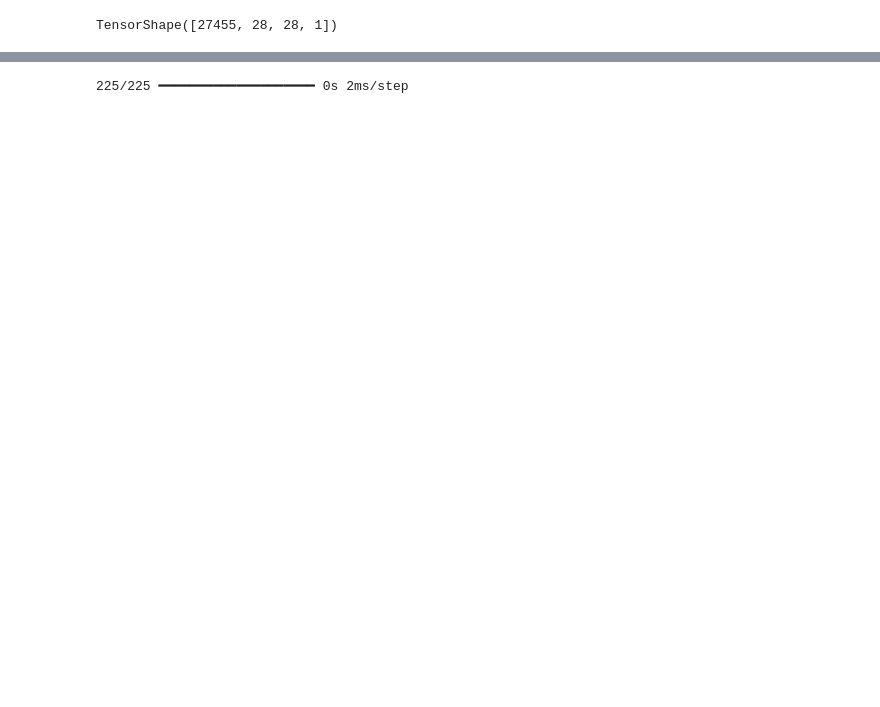
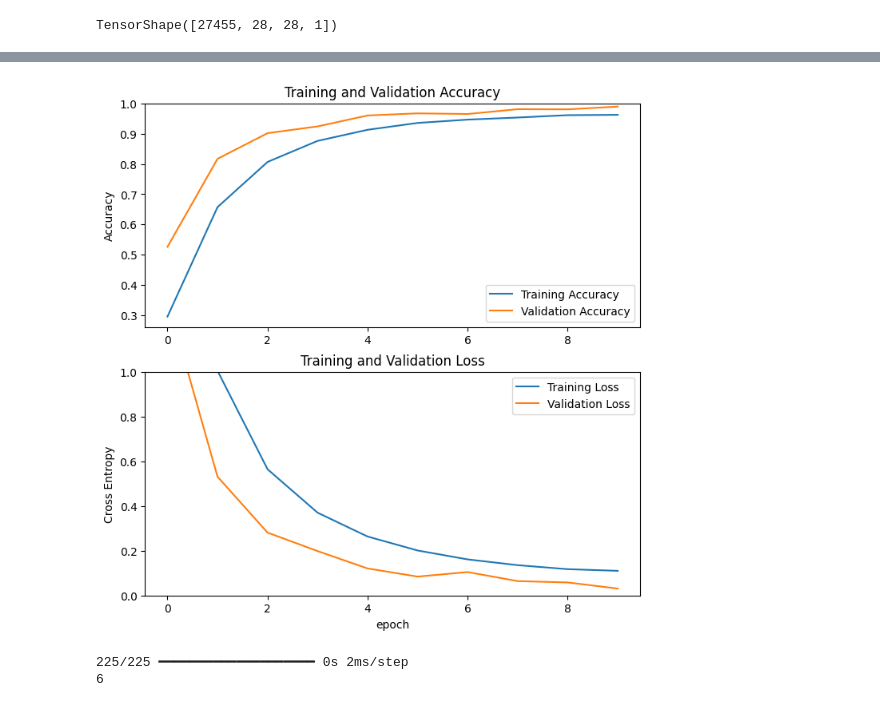
Before and after one commit to DuyAnh628/cnn_mnist, a Jupyter notebook: cnn.ipynb, the cells around one changed output, grey strips where cells are left out. Saved outputs shown, nothing was run; the diff lists cells and outputs as text; code cells hidden in the pictures; blank space fills up the shorter version.

```diff
--- a/cnn.ipynb
+++ b/cnn.ipynb
@@ -98,13 +98,16 @@ aug = tf.keras.Sequential([
 model = tf.keras.Sequential([])
 model.add(tf.keras.Input(shape=(28,28,1)))
 model.add(aug)
-model.add(tf.keras.layers.Conv2D(32, (3,3), activation='relu'))
+model.add(tf.keras.layers.Conv2D(32, (5,5), activation='relu',padding='same'))
 model.add(tf.keras.layers.MaxPooling2D((2,2)))
-model.add(tf.keras.layers.Conv2D(64, (3,3), activation='relu'))
+model.add(tf.keras.layers.Conv2D(64, (5,5), activation='relu',padding='same'))
 model.add(tf.keras.layers.MaxPooling2D((2,2)))
 model.add(tf.keras.layers.Flatten())
 model.add(tf.keras.layers.Dense(128, activation='relu'))
+# model.add(tf.keras.layers.Dropout(0.2))
+model.add(tf.keras.layers.Dense(64, activation='relu'))
 model.add(tf.keras.layers.Dense(25, activation='softmax'))
+# %%
+adam_optimizer = tf.keras.optimizers.Adam(learning_rate=0.001)
 # %%
-model.compile(loss='categorical_crossentropy', optimizer=tf.keras.optimizers.Adam(
-    learning_rate=0.001), metrics=['accuracy'])
+model.compile(loss='categorical_crossentropy', optimizer=adam_optimizer, metrics=['accuracy'])
@@ -113,3 +114,3 @@ WARNING:tensorflow:TensorFlow GPU support is not available on native Windows for
 # %%
-history = model.fit(final_train_ds, epochs=20, validation_data=final_val_ds)
+history = model.fit(final_train_ds, epochs=10, validation_data=final_val_ds)
 # %% [output]
@@ -133,3 +137,26 @@ Epoch 20/20
 # %%
-loss, accuracy = model.evaluate(test, test_label, batch_size=32)
+acc = history.history['accuracy']
+val_acc = history.history['val_accuracy']
+
+loss = history.history['loss']
+val_loss = history.history['val_loss']
+
+plt.figure(figsize=(8, 8))
+plt.subplot(2, 1, 1)
+plt.plot(acc, label='Training Accuracy')
+plt.plot(val_acc, label='Validation Accuracy')
+plt.legend(loc='lower right')
+plt.ylabel('Accuracy')
+plt.ylim([min(plt.ylim()),1])
+plt.title('Training and Validation Accuracy')
+
+plt.subplot(2, 1, 2)
+plt.plot(loss, label='Training Loss')
+plt.plot(val_loss, label='Validation Loss')
+plt.legend(loc='upper right')
+plt.ylabel('Cross Entropy')
+plt.ylim([0,1.0])
+plt.title('Training and Validation Loss')
+plt.xlabel('epoch')
+plt.show()
 # %% [output]
@@ -137,4 +163,7 @@ loss, accuracy = model.evaluate(test, test_label, batch_size=32)
+[figure, added]
 # %%
 prediction = model.predict(test)
+print(np.argmax(prediction[0]))
 # %% [output]
 225/225 ━━━━━━━━━━━━━━━━━━━━ 0s 2ms/step
+6
```
Also changed, not shown: parts of 6 cells of this notebook.
